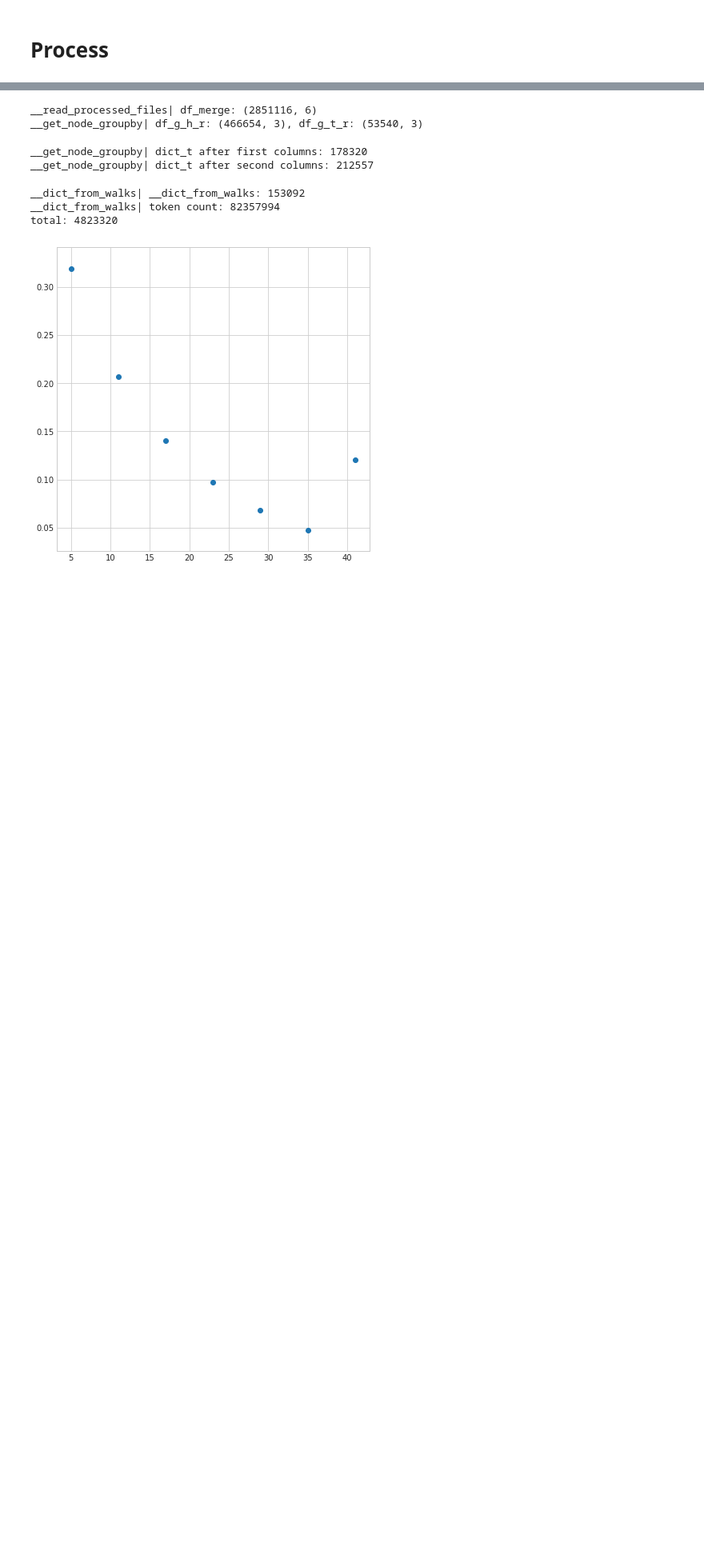
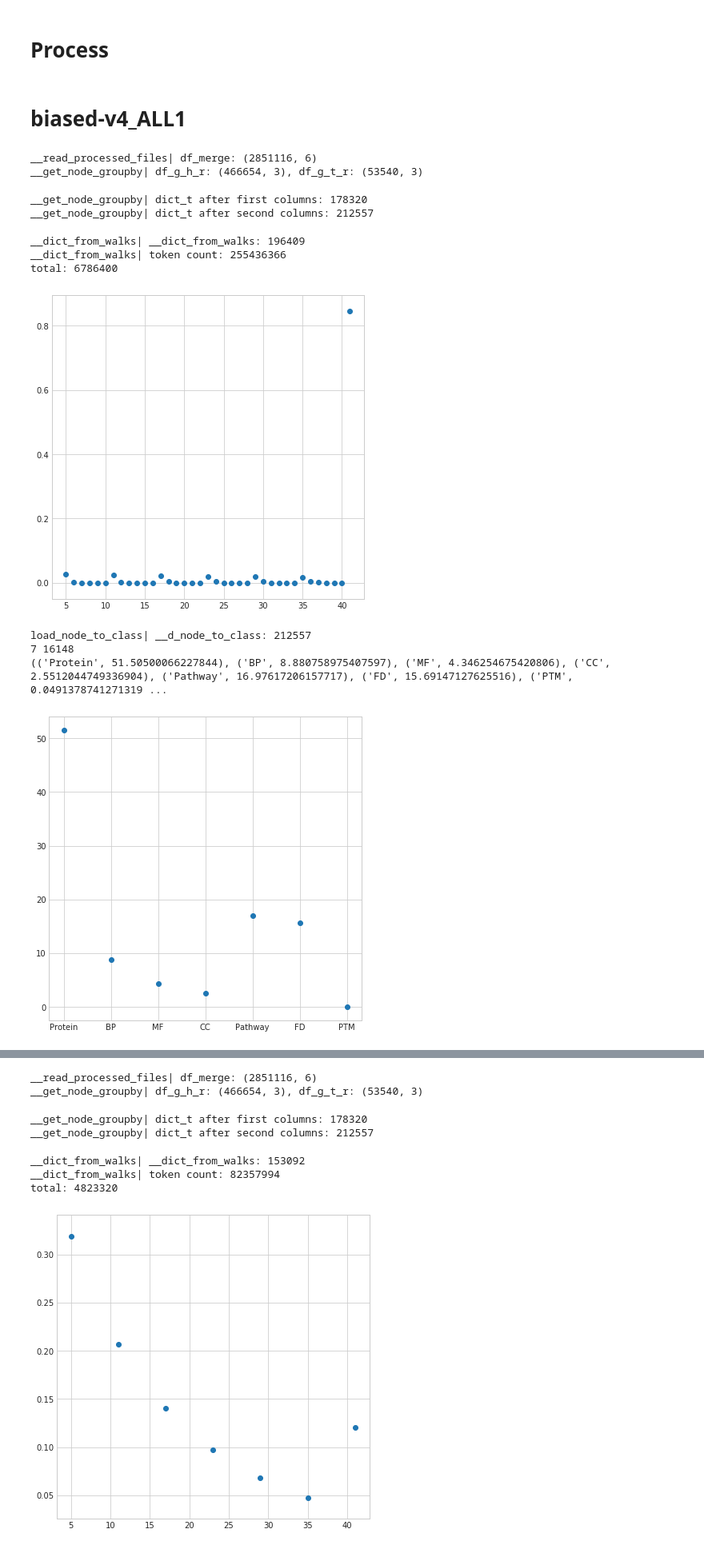
Before and after one commit to abbask/graphpattern2vec_bias, a Jupyter notebook: WalkAnalysis.ipynb, the cells around one changed output, grey strips where cells are left out. Shown: that part at 80% size. Cells and saved outputs as stored; diff of their text form; code cells hidden in the pictures; blank space fills up the shorter version.

```diff
--- a/WalkAnalysis.ipynb
+++ b/WalkAnalysis.ipynb
@@ -212,4 +212,26 @@ def plot_scatter_class_count(class_counts, full_file_path):
     plt.scatter(x, y)
     plt.savefig(full_file_path)
     plt.show()
+# %% [markdown]
+# biased-v4_ALL1
+# %%
+walk_file_name = 'walks-pro-x-pro-path-40-40-graphpattern2vec-biased-v4_ALL1'
+wa = process(walk_file_name)
+
+d_n_c = load_node_to_class('data/', 'dict_node_to_class')
+class_counts = generate_class_count(wa, d_n_c)
+plot_scatter_class_count(class_counts, path + 'class_count_hist_' + walk_file_name)
+# %% [output]
+__read_processed_files| df_merge: (2851116, 6)
+__get_node_groupby| df_g_h_r: (466654, 3), df_g_t_r: (53540, 3)
+__get_node_groupby| dict_t after first columns: 178320
+__get_node_groupby| dict_t after second columns: 212557
+__dict_from_walks| __dict_from_walks: 196409
+__dict_from_walks| token count: 255436366
+total: 6786400
+[figure, added]
+load_node_to_class| __d_node_to_class: 212557
+7 16148
+(('Protein', 51.50500066227844), ('BP', 8.880758975407597), ('MF', 4.346254675420806), ('CC', 2.5512044749336904), ('Pathway', 16.97617206157717), ('FD', 15.69147127625516), ('PTM', 0.0491378741271319 ...
+[figure, added]
 # %% [markdown]
```
Also changed, not shown: parts of 3 cells of this notebook, 2 other files.
